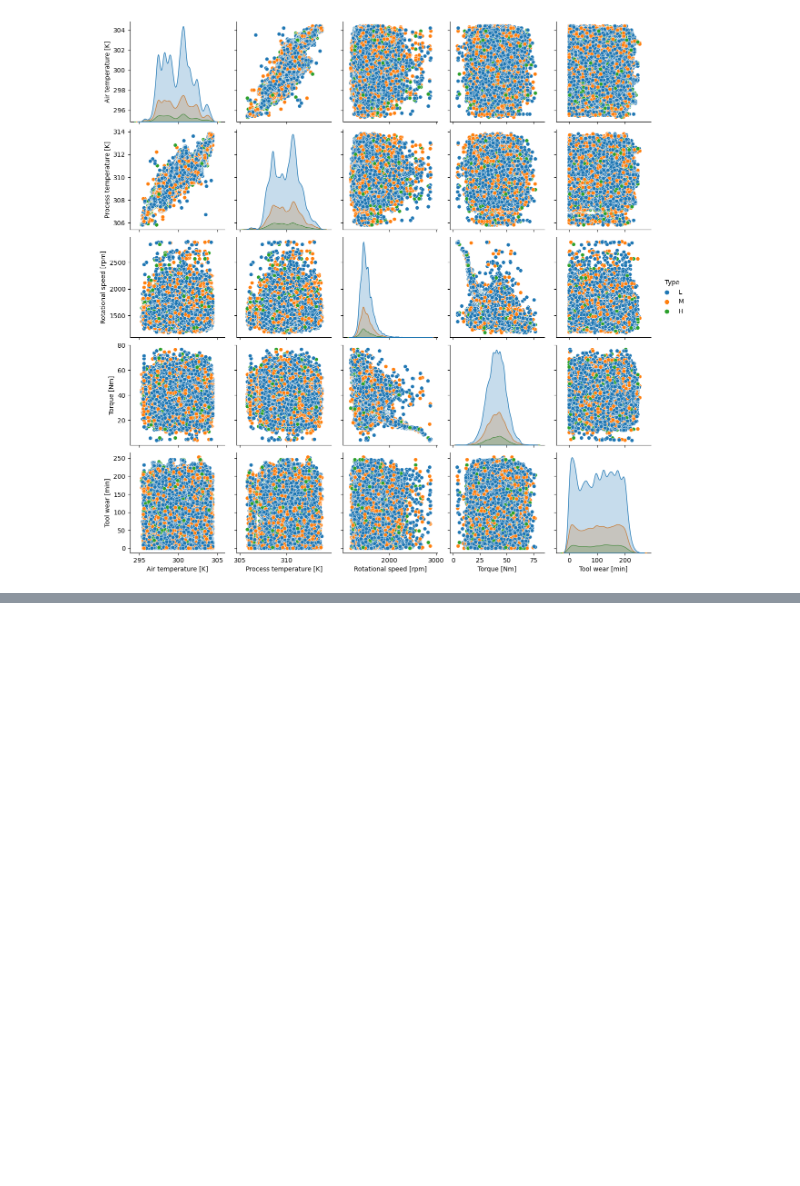
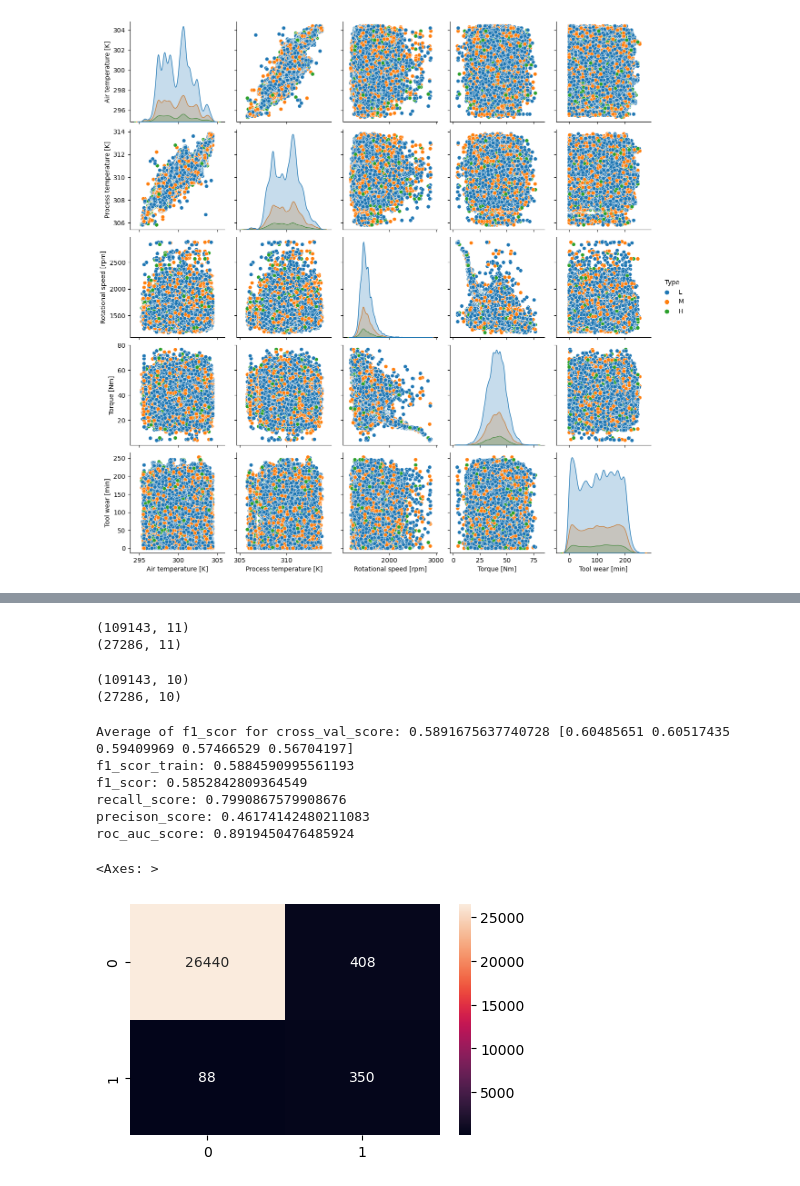
Before and after one commit to farnazashrafi/portfolio_project, a Jupyter notebook: notebooks/farnaz_test.ipynb, the cells around one changed output, grey strips where cells are left out. Saved outputs shown, nothing was run; the diff lists cells and outputs as text; code cells hidden in the pictures; blank space fills up the shorter version.

```diff
--- a/notebooks/farnaz_test.ipynb
+++ b/notebooks/farnaz_test.ipynb
@@ -141,0 +300,8 @@ sns.pairplot(data=df.loc[:, cols], hue='Type')
+# %%
+type_mapping = {'L': 0, 'M': 1, 'H': 2}
+
+df['Type_numeric'] = df['Type'].map(type_mapping)
+df=df.drop('Type' , axis=1)
+
+
+display(df.head())
@@ -141,0 +315,55 @@ sns.pairplot(data=df.loc[:, cols], hue='Type')
+# %%
+target=df.loc[:,'Machine failure']
+features=df.drop('Machine failure' , axis=1)
+
+features_train, features_test, target_train, target_test = train_test_split(features , target, random_state = 42,
+                                                                            test_size = 0.2 )
+# %%
+print(features_train.shape)
+print(features_test.shape)
+# %% [output]
+(109143, 11)
+(27286, 11)
+# %%
+# removing type:
+features_train_without_type=features_train.drop('Type' , axis=1)
+features_test_without_type=features_test.drop('Type' , axis=1)
+print(features_train_without_type.shape)
+print(features_test_without_type.shape)
+# %% [output]
+(109143, 10)
+(27286, 10)
+# %%
+model_log_base=LogisticRegression(class_weight='balanced' , random_state=42 , max_iter=10000)
+pipeline_log_base=Pipeline([('std' , MinMaxScaler() ), ('model' ,model_log_base)])
+pipeline_log_base.fit(features_train_without_type , target_train)
+
+result_log_unoptimized=cross_val_score(estimator=pipeline_log_base , X=features_train_without_type , y=target_train,
+                                       cv=5 , scoring='f1')
+print('Average of f1_scor for cross_val_score:',result_log_unoptimized.mean() , result_log_unoptimized)
+
+
+
+# predict and evaluate on test set
+target_test_pred_base=pipeline_log_base.predict(features_test_without_type)
+
+target_train_pred_base=pipeline_log_base.predict(features_train_without_type)
+print('f1_scor_train:',f1_score(target_train, target_train_pred_base))
+
+
+print('f1_scor:',f1_score(target_test, target_test_pred_base))
+print('recall_score:',recall_score(target_test, target_test_pred_base))
+print('precison_score:',precision_score(target_test, target_test_pred_base))
+print('roc_auc_score:',roc_auc_score(target_test, target_test_pred_base))
+confusion_matrix_log_base = confusion_matrix(target_test, target_test_pred_base)
+plt.figure(figsize=(5, 3))
+sns.heatmap(confusion_matrix_log_base, annot=True, fmt='d')
+# %% [output]
+Average of f1_scor for cross_val_score: 0.5891675637740728 [0.60485651 0.60517435 0.59409969 0.57466529 0.56704197]
+f1_scor_train: 0.5884590995561193
+f1_scor: 0.5852842809364549
+recall_score: 0.7990867579908676
+precison_score: 0.46174142480211083
+roc_auc_score: 0.8919450476485924
+<Axes: >
+[figure, added]
```
Also changed, not shown: parts of 17 cells of this notebook.
